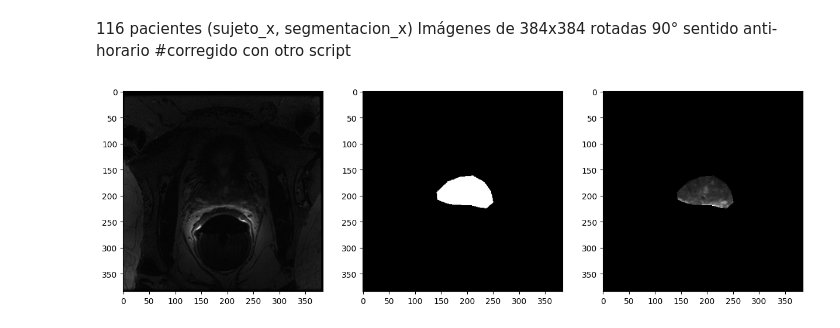
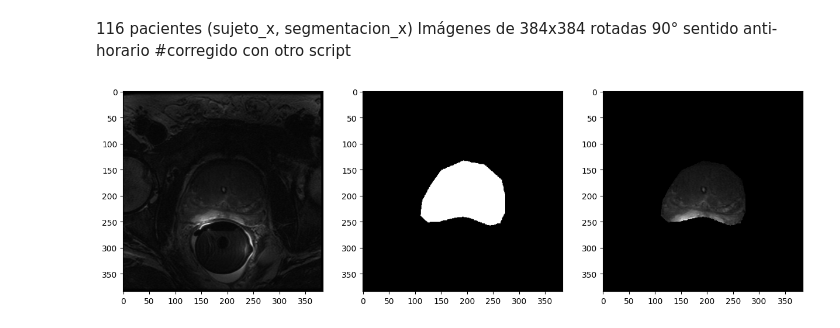
Before and after one commit to mpierangeli/PFI, a Jupyter notebook: viewer.ipynb, the cells around one changed output. Saved outputs shown, nothing was run; the diff lists cells and outputs as text; code cells hidden in the pictures.

```diff
--- a/viewer.ipynb
+++ b/viewer.ipynb
@@ -4,7 +4,7 @@ import numpy as np
 import os
 import matplotlib.pyplot as plt
 # %%
-fp2 = r"C:\Users\Pier\Desktop\PFI_main\ds_mezcla_segmentacion integra\flipped"
+fp2 = r"C:\Users\Pier\Desktop\PFI_main\ds_mezcla_segmentacion integra\nuevas"
 allfiles = os.listdir(fp2)
 # %%
 slices = []
@@ -32,7 +32,7 @@ plt.hist(slices,bins=10)
 # %%
 fp2 = r"C:\Users\Pier\Desktop\PFI_main\ds_mezcla_segmentacion integra\flipped"
 fp = r"C:\Users\Pier\Desktop\PFI_main\ds_mezcla_segmentacion integra\finales2"
-x = nib.load(os.path.join(fp2,"sujeto_1"+".nii"))
+x = nib.load(os.path.join(fp2,"sujeto_101"+".nii"))
 sujeto = x.get_fdata()
-print(x.header)
+print(x.header["pixdim"][3])
 # %% [output]
@@ -57,15 +41,15 @@ magic           : b'n+1'
 116 pacientes (sujeto_x, segmentacion_x)
 Imágenes de 384x384 rotadas 90° sentido anti-horario #corregido con otro script
 # %%
-num_sujeto = 10 #1-116
-x = nib.load(os.path.join(fp2,"sujeto_"+str(num_sujeto)+".nii"))
+num_sujeto = 6 #1-116
+x = nib.load(os.path.join(fp2,"sujeto_"+str(num_sujeto).zfill(3)+".nii"))
 sujeto = x.get_fdata()
-y = nib.load(os.path.join(fp2,"segmentacion_"+str(num_sujeto)+".nii"))
+y = nib.load(os.path.join(fp2,"segmentacion_"+str(num_sujeto).zfill(3)+".nii"))
 seg = y.get_fdata()
 fig, ax = plt.subplots(1,3,figsize=(15,5))
 ax[0].imshow(sujeto[:,:,int(np.size(sujeto,2)/2)],cmap="gray")
 ax[1].imshow(seg[:,:,int(np.size(sujeto,2)/2)],cmap="gray")
 ax[2].imshow(sujeto[:,:,int(np.size(sujeto,2)/2)]*seg[:,:,int(np.size(sujeto,2)/2)],cmap="gray")
 plt.show()
 # %% [output]
-[figure, old version]
+[figure, new version]
```
Also changed, not shown: parts of 6 cells of this notebook, 2 other files.
